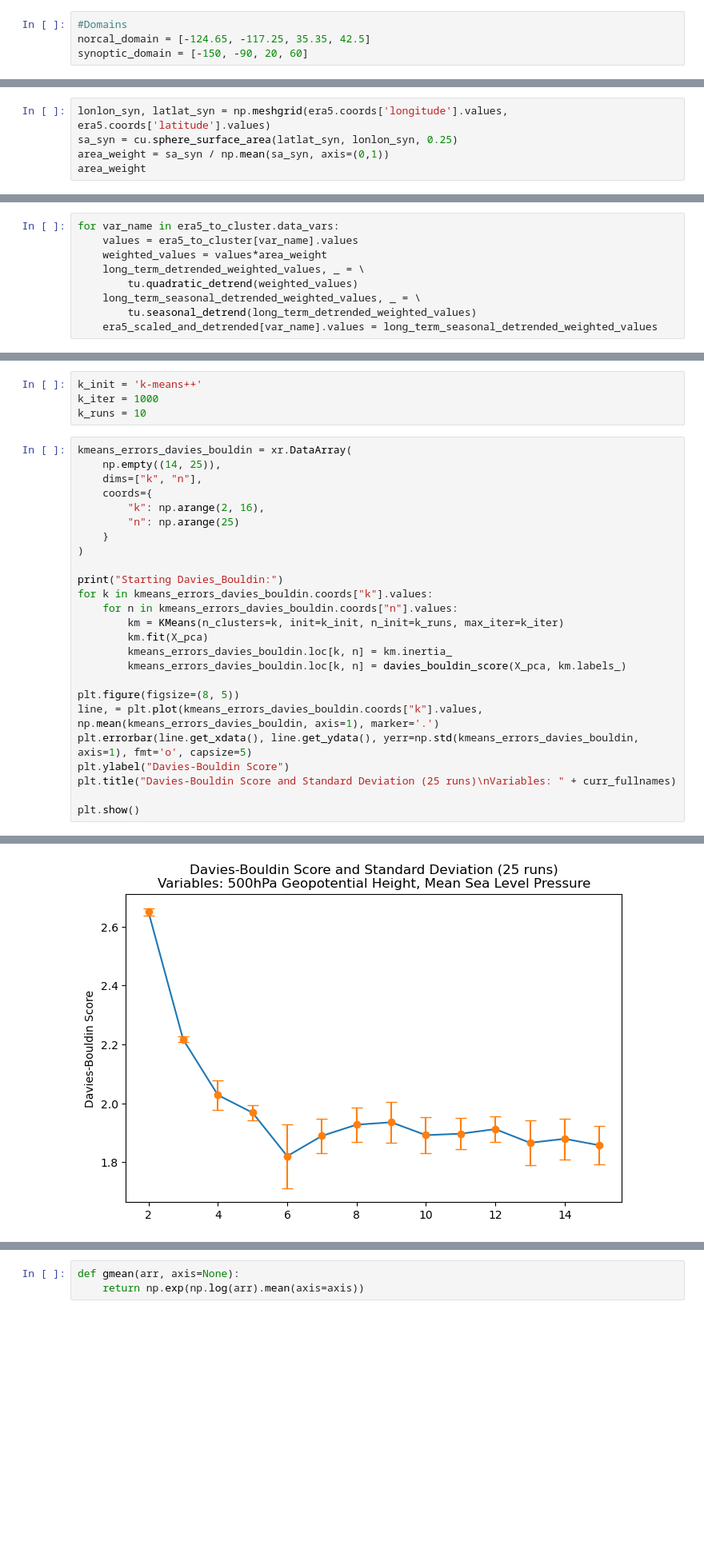
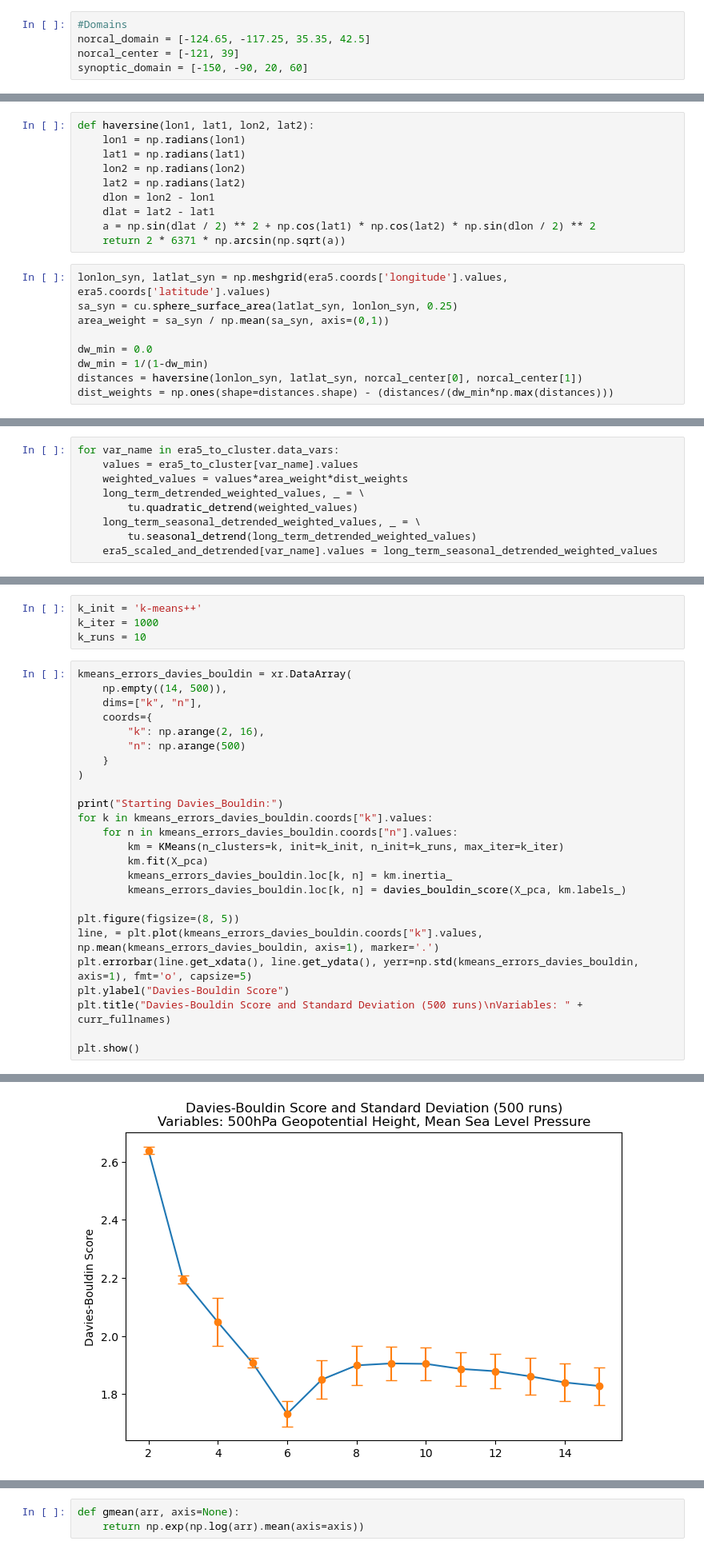
Before and after one commit to aeol1an/NorcalFireRegimes, a Jupyter notebook: clustering.ipynb, the cells around one changed output, grey strips where cells are left out. Shown: that part at 80% size. Cells and saved outputs as stored; diff of their text form; blank space fills up the shorter version.

```diff
--- a/clustering.ipynb
+++ b/clustering.ipynb
@@ -30,6 +30,7 @@ import pickle
 # %%
 #Domains
 norcal_domain = [-124.65, -117.25, 35.35, 42.5]
+norcal_center = [-121, 39]
 synoptic_domain = [-150, -90, 20, 60]
 # %% [markdown]
 # FRP Threshold
@@ -146,8 +147,22 @@ era5 = era5.drop_vars(['number', 'expver'])
 era5_to_cluster = era5.drop_vars(['u10', 'v10'])
 era5_to_cluster = era5_to_cluster.drop_vars(vars_to_drop)
 era5_scaled_and_detrended = era5_to_cluster.copy()
+# %%
+def haversine(lon1, lat1, lon2, lat2):
+    lon1 = np.radians(lon1)
+    lat1 = np.radians(lat1)
+    lon2 = np.radians(lon2)
+    lat2 = np.radians(lat2)
+    dlon = lon2 - lon1
+    dlat = lat2 - lat1
+    a = np.sin(dlat / 2) ** 2 + np.cos(lat1) * np.cos(lat2) * np.sin(dlon / 2) ** 2
+    return 2 * 6371 * np.arcsin(np.sqrt(a))
 # %%
 lonlon_syn, latlat_syn = np.meshgrid(era5.coords['longitude'].values, era5.coords['latitude'].values)
 sa_syn = cu.sphere_surface_area(latlat_syn, lonlon_syn, 0.25)
 area_weight = sa_syn / np.mean(sa_syn, axis=(0,1))
-area_weight
+
+dw_min = 0.0
+dw_min = 1/(1-dw_min)
+distances = haversine(lonlon_syn, latlat_syn, norcal_center[0], norcal_center[1])
+dist_weights = np.ones(shape=distances.shape) - (distances/(dw_min*np.max(distances)))
@@ -168,7 +169,7 @@ array([[0.66632004, 0.66632004, 0.66632004, ..., 0.66632004, 0.66632004,
 # %%
 for var_name in era5_to_cluster.data_vars:
     values = era5_to_cluster[var_name].values
-    weighted_values = values*area_weight
+    weighted_values = values*area_weight*dist_weights
     long_term_detrended_weighted_values, _ = \
         tu.quadratic_detrend(weighted_values)
     long_term_seasonal_detrended_weighted_values, _ = \
@@ -198,30 +199,30 @@ k_iter = 1000
 k_runs = 10
 # %%
 kmeans_errors_davies_bouldin = xr.DataArray(
-    np.empty((14, 25)),
+    np.empty((14, 500)),
     dims=["k", "n"],
     coords={
         "k": np.arange(2, 16),
-        "n": np.arange(25)
+        "n": np.arange(500)
     }
 )
 
 print("Starting Davies_Bouldin:")
 for k in kmeans_errors_davies_bouldin.coords["k"].values:
     for n in kmeans_errors_davies_bouldin.coords["n"].values:
         km = KMeans(n_clusters=k, init=k_init, n_init=k_runs, max_iter=k_iter)
         km.fit(X_pca)
         kmeans_errors_davies_bouldin.loc[k, n] = km.inertia_
         kmeans_errors_davies_bouldin.loc[k, n] = davies_bouldin_score(X_pca, km.labels_)
 
 plt.figure(figsize=(8, 5))
 line, = plt.plot(kmeans_errors_davies_bouldin.coords["k"].values, np.mean(kmeans_errors_davies_bouldin, axis=1), marker='.')
 plt.errorbar(line.get_xdata(), line.get_ydata(), yerr=np.std(kmeans_errors_davies_bouldin, axis=1), fmt='o', capsize=5)
 plt.ylabel("Davies-Bouldin Score")
-plt.title("Davies-Bouldin Score and Standard Deviation (25 runs)\nVariables: " + curr_fullnames)
+plt.title("Davies-Bouldin Score and Standard Deviation (500 runs)\nVariables: " + curr_fullnames)
 
 plt.show()
 # %% [output]
 Starting Davies_Bouldin:
-[figure, old version]
+[figure, new version]
 # %%
```
Also changed, not shown: parts of 8 cells of this notebook, 2 other files.
